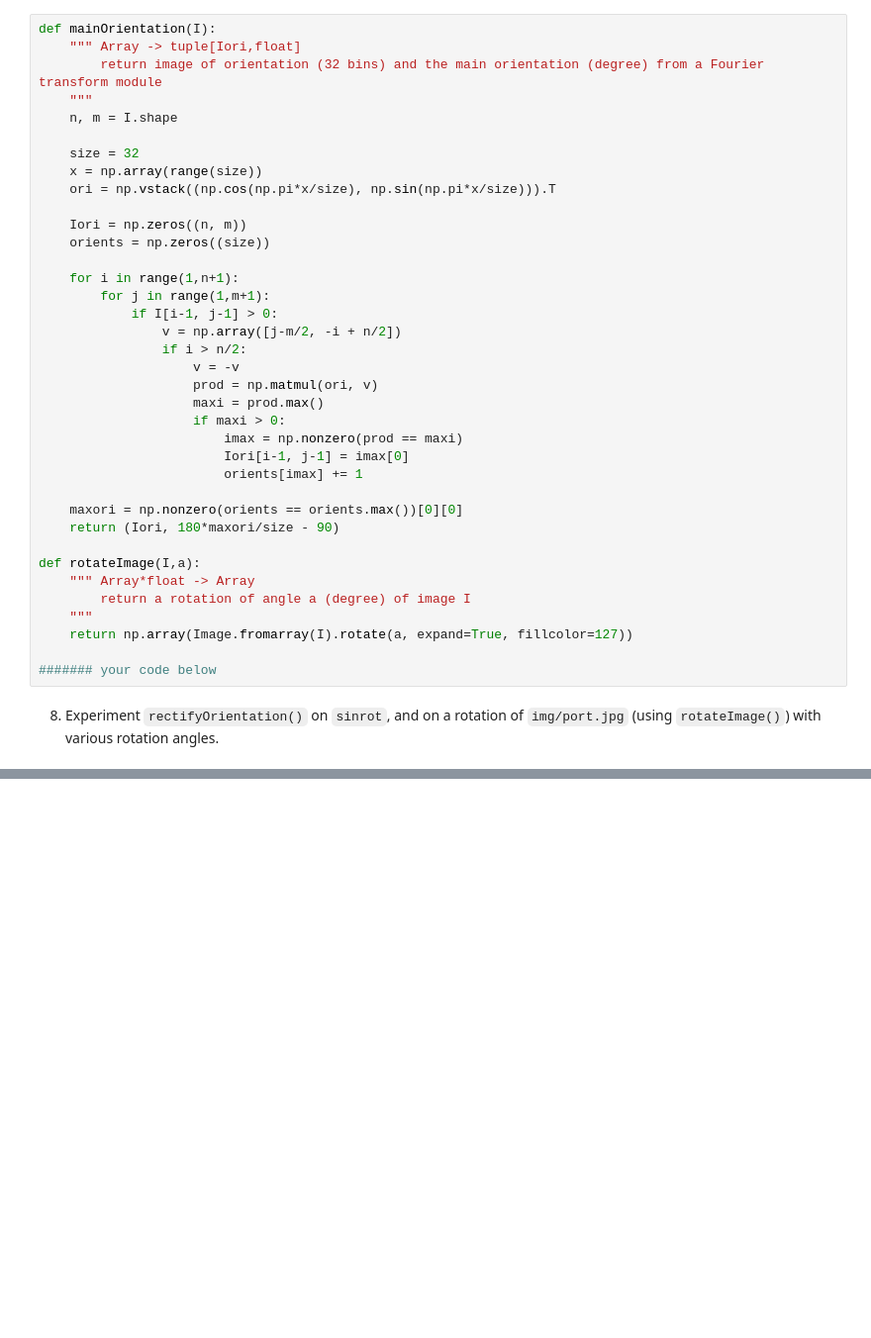
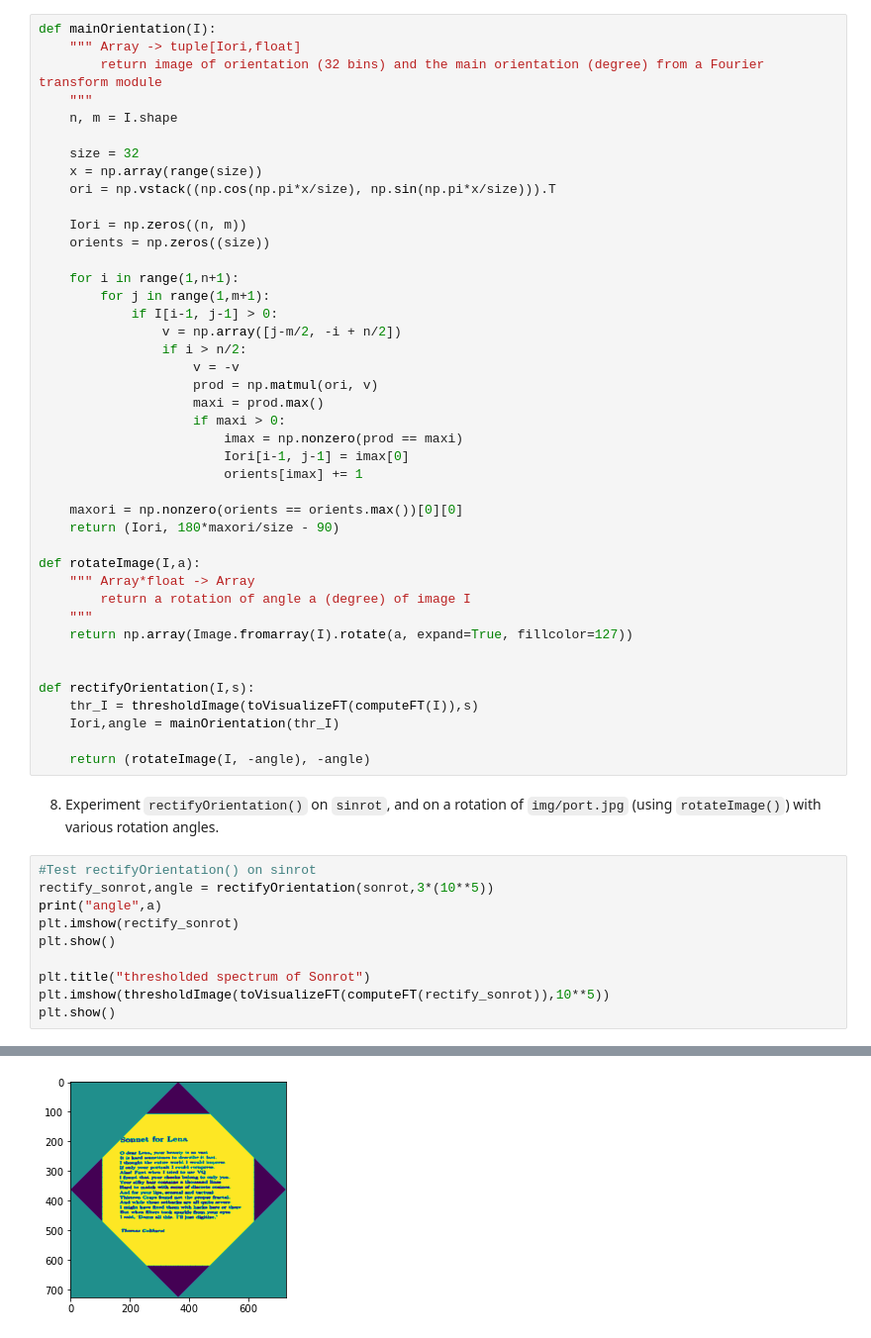
Before and after one commit to ZHANGzhile/BIMA, a Jupyter notebook: TME2/TME2.ipynb, the cells around one changed output, grey strips where cells are left out. Shown at 99% size. Drawn from its saved outputs; the diff is of its cells as text; blank space fills up the shorter version.

```diff
--- a/TME2/TME2.ipynb
+++ b/TME2/TME2.ipynb
@@ -186,6 +169,22 @@ def rotateImage(I,a):
     """
     return np.array(Image.fromarray(I).rotate(a, expand=True, fillcolor=127))
 
-####### your code below
+
+def rectifyOrientation(I,s):
+    thr_I = thresholdImage(toVisualizeFT(computeFT(I)),s)
+    Iori,angle = mainOrientation(thr_I)
+
+    return (rotateImage(I, -angle), -angle)
 # %% [markdown]
 8. Experiment `rectifyOrientation()` on `sinrot`, and on a rotation of `img/port.jpg` (using `rotateImage()`) with various rotation angles.
+# %%
+#Test rectifyOrientation() on sinrot
+rectify_sonrot,angle = rectifyOrientation(sonrot,3*(10**5))
+print("angle",a)
+plt.imshow(rectify_sonrot)
+plt.show()
+
+plt.title("thresholded spectrum of Sonrot")
+plt.imshow(thresholdImage(toVisualizeFT(computeFT(rectify_sonrot)),10**5))
+plt.show()
+# %% [output]
@@ -191,0 +192 @@ def rotateImage(I,a):
+[figure, added]
```
Also changed, not shown: parts of 3 cells of this notebook.
